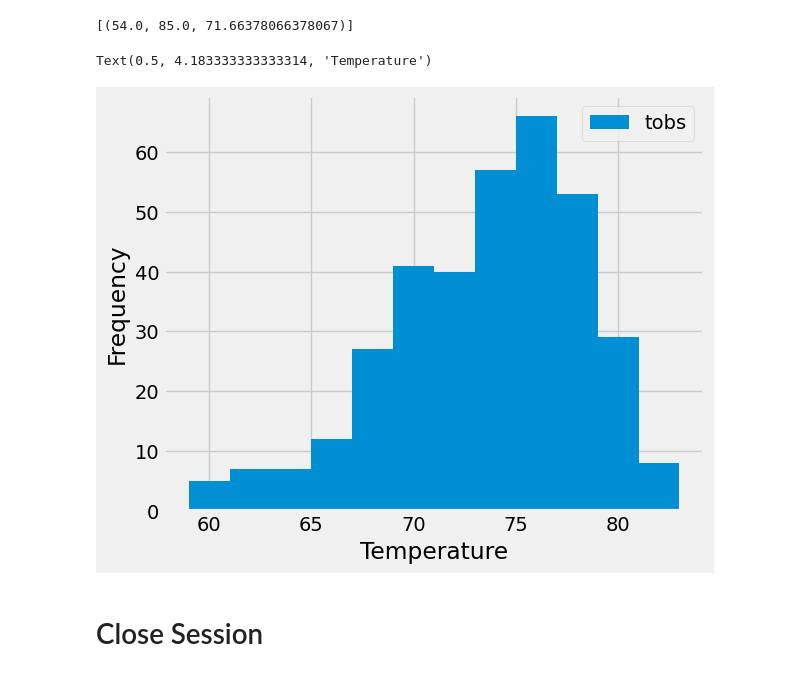
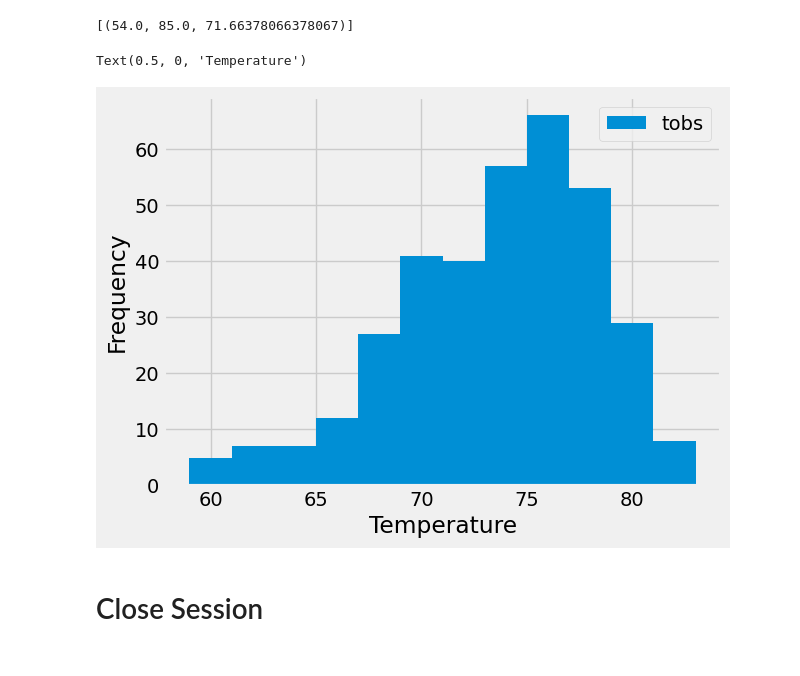
Before and after one commit to AdriannaDJ/sqlalchemy_challenge, a Jupyter notebook: climate_starter.ipynb, the cells around one changed output. Drawn from its saved outputs; the diff is of its cells as text; code cells hidden in the pictures.

Commit message:
completed query and plots

```diff
--- a/climate_starter.ipynb
+++ b/climate_starter.ipynb
@@ -30,8 +30,8 @@ Base.classes.keys()
 ['measurement', 'station']
 # %%
 # Save references to each table
-measurement = Base.classes.measurement
-station = Base.classes.station
+Measurement = Base.classes.measurement
+Station = Base.classes.station
 # %%
 # Create our session (link) from Python to the DB
 session = Session(engine)
@@ -39,10 +39,8 @@ session = Session(engine)
 # Exploratory Precipitation Analysis
 # %%
 # Find the most recent date in the data set.
-most_recent_date = session.query(measurement.date).order_by(desc(measurement.date)).limit(1)
-
-for row in most_recent_date:
-    print(row)
+most_recent_date = session.query(Measurement.date).order_by(desc(Measurement.date)).first()
+print(most_recent_date)
 # %% [output]
 ('2017-08-23',)
 # %%
@@ -50,15 +48,29 @@ for row in most_recent_date:
 # Starting from the most recent data point in the database.
 
 # Calculate the date one year from the last date in data set.
+# change to datetime datatype
+most_recent_date_str = most_recent_date[0]
+most_recent_date_obj = dt.datetime.strptime(most_recent_date_str, "%Y-%m-%d").date()
+one_year_ago = (most_recent_date_obj - dt.timedelta(days=365))
+# print(one_year_ago)
 
-# Perform a query to retrieve the data and precipitation scores
-
+# Perform a query to retrieve the data (date) and precipitation scores (prcp)
+prcp_data = session.query(Measurement.date, Measurement.prcp).filter(Measurement.date >= one_year_ago).all()
+# print(prcp_data)
 
 # Save the query results as a Pandas DataFrame. Explicitly set the column names
-
+prcp_data_df = pd.DataFrame(prcp_data, columns= ['Date', 'Percipitation'])
+prcp_data_df.set_index(prcp_data_df['Date'], inplace=True)
 
 # Sort the dataframe by date
-
+sorted_prcp_data = prcp_data_df.sort_index()
+# print(sorted_prcp_data)
 
 # Use Pandas Plotting with Matplotlib to plot the data
+sorted_prcp_data.plot()
+plt.xlabel('Date')
+plt.ylabel('Inches')
+plt.title('Precipitation in Inches by Date')
+plt.xticks(rotation=45)
+plt.show()
 # %% [output]
@@ -102,9 +126,22 @@ Text(0, 0.5, 'Inches')
 # %%
 # Using the most active station id
 # Query the last 12 months of temperature observation data for this station and plot the results as a histogram
+results = session.query(Measurement.tobs).\
+    filter(Measurement.station == 'USC00519281').\
+    filter(Measurement.date >= one_year_ago).all()
+# print(results)
+
+# make dataframe with results
+active_station_temps_df = pd.DataFrame(results, columns=['tobs'])
+# active_station_temps_df
+
+# plot histogram
+# plt.hist(active_station_temps_df, bins=12)
+active_station_temps_df.plot.hist(bins=12)
+plt.xlabel('Temperature')
 # %% [output]
-Text(0.5, 4.183333333333314, 'Temperature')
+Text(0.5, 0, 'Temperature')
-[figure, old version]
+[figure, new version]
 # %% [markdown]
 # Close Session
 # %%
```
Also changed, not shown: parts of 5 cells of this notebook.
